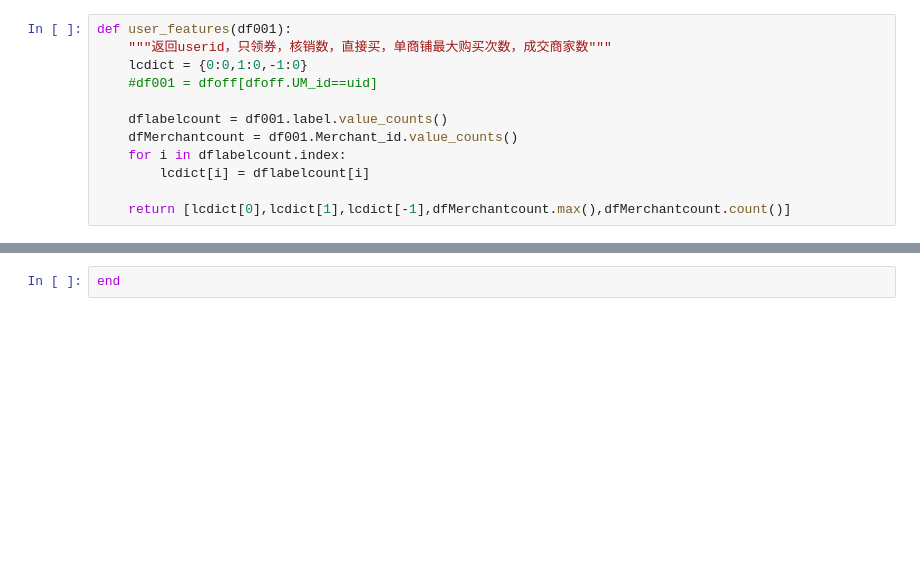
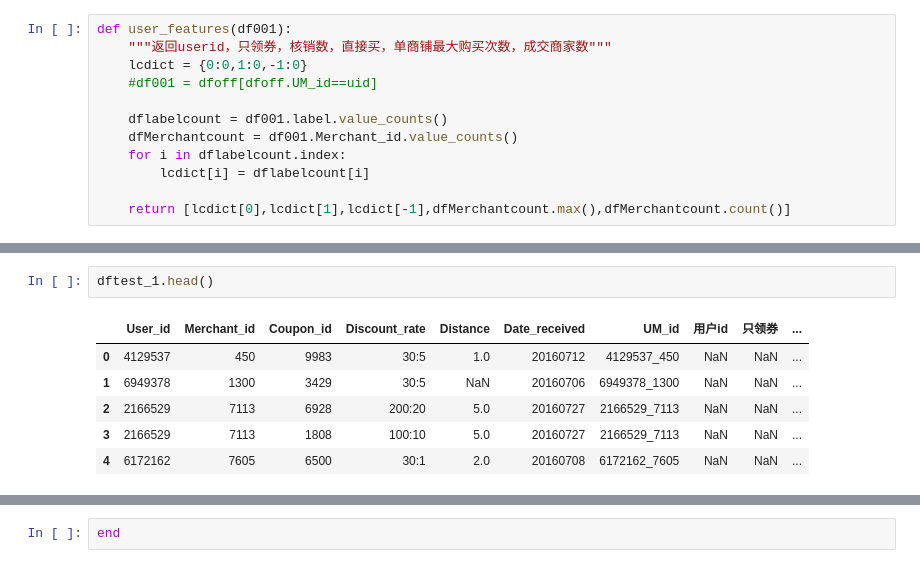
Before and after one commit to shaolei-zuo/myproject, a Jupyter notebook: mcomp/tc_o2o/app/testapp.ipynb, the cells around one changed output, grey strips where cells are left out. Cells and saved outputs as stored; diff of their text form; blank space fills up the shorter version.

```diff
--- a/mcomp/tc_o2o/app/testapp.ipynb
+++ b/mcomp/tc_o2o/app/testapp.ipynb
@@ -67,0 +100,9 @@ def user_features(df001):
+# %%
+dftest_1.head()
+# %% [output]
+|  | User_id | Merchant_id | Coupon_id | Discount_rate | Distance | Date_received | UM_id | 用户id | 只领券 | ... |
+| 0 | 4129537 | 450 | 9983 | 30:5 | 1.0 | 20160712 | 4129537_450 | NaN | NaN | ... |
+| 1 | 6949378 | 1300 | 3429 | 30:5 | NaN | 20160706 | 6949378_1300 | NaN | NaN | ... |
+| 2 | 2166529 | 7113 | 6928 | 200:20 | 5.0 | 20160727 | 2166529_7113 | NaN | NaN | ... |
+| 3 | 2166529 | 7113 | 1808 | 100:10 | 5.0 | 20160727 | 2166529_7113 | NaN | NaN | ... |
+| 4 | 6172162 | 7605 | 6500 | 30:1 | 2.0 | 20160708 | 6172162_7605 | NaN | NaN | ... |
```
Also changed, not shown: parts of 4 cells of this notebook, 1 other file.
